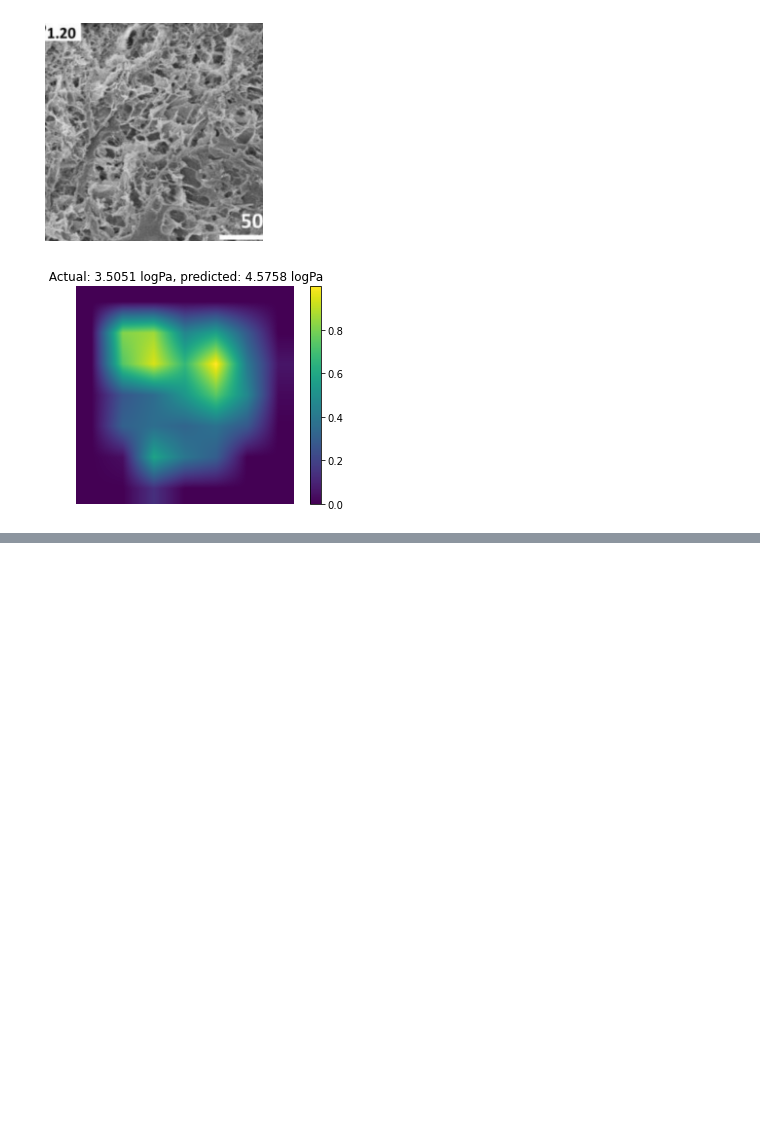
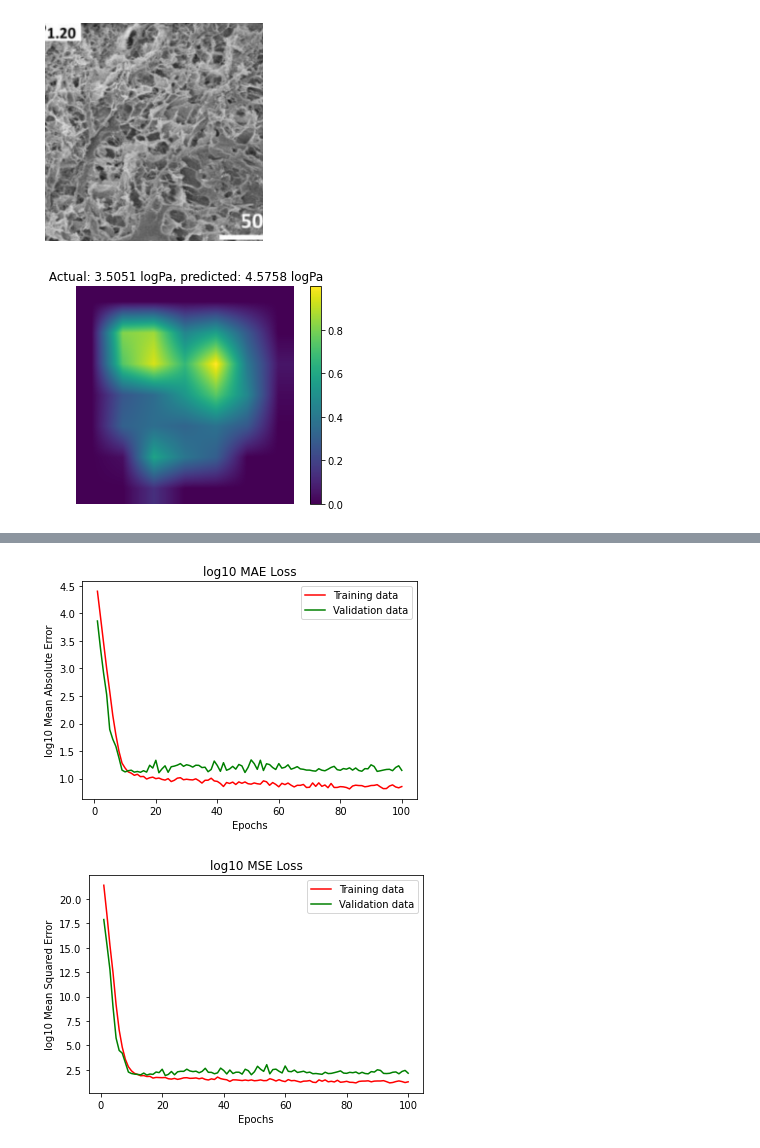
Before and after one commit to brandonho667/sempro-model, a Jupyter notebook: experiment_example.ipynb, the cells around one changed output, grey strips where cells are left out. Cells and saved outputs as stored; diff of their text form; code cells hidden in the pictures; blank space fills up the shorter version.

```diff
--- a/experiment_example.ipynb
+++ b/experiment_example.ipynb
@@ -148,3 +145,5 @@ plt.axis('off')
 (-0.5, 223.5, 223.5, -0.5)
 [figure]
 [figure]
+# %%
+densenet_exp = experiment.Experiment(name="densenet")
@@ -150,0 +179,2 @@ plt.axis('off')
+# %%
+densenet_exp.train()
@@ -150,0 +225,5 @@ plt.axis('off')
+# %%
+densenet_exp.analyze_training()
+# %% [output]
+[figure, added]
+[figure, added]
```
Also changed, not shown: parts of 15 cells of this notebook, 3 other files.
